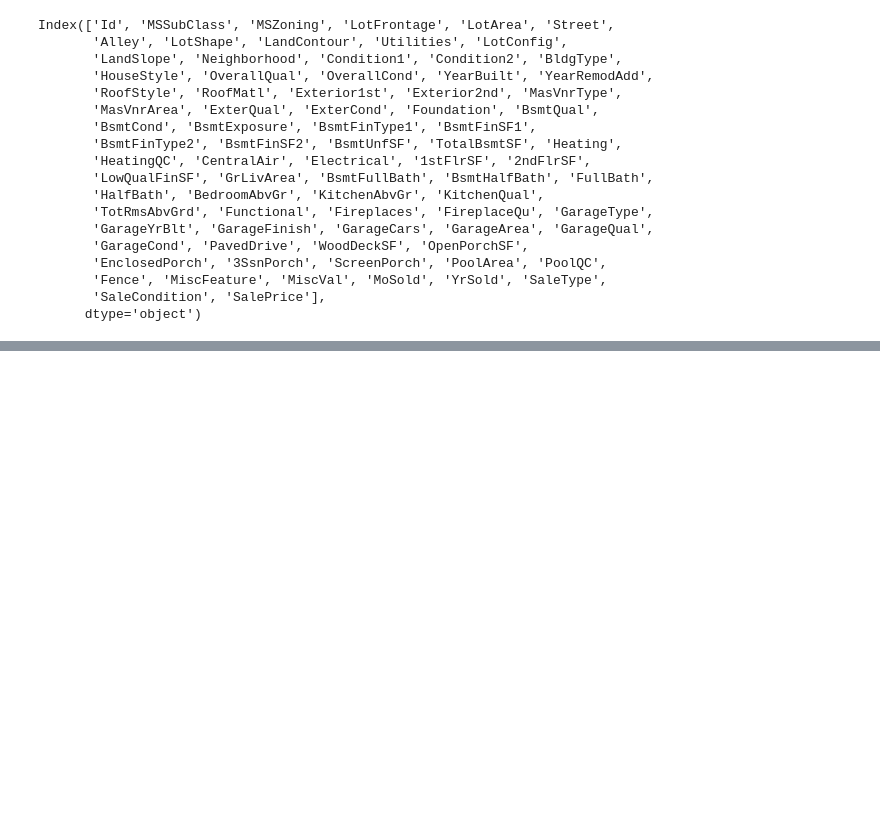
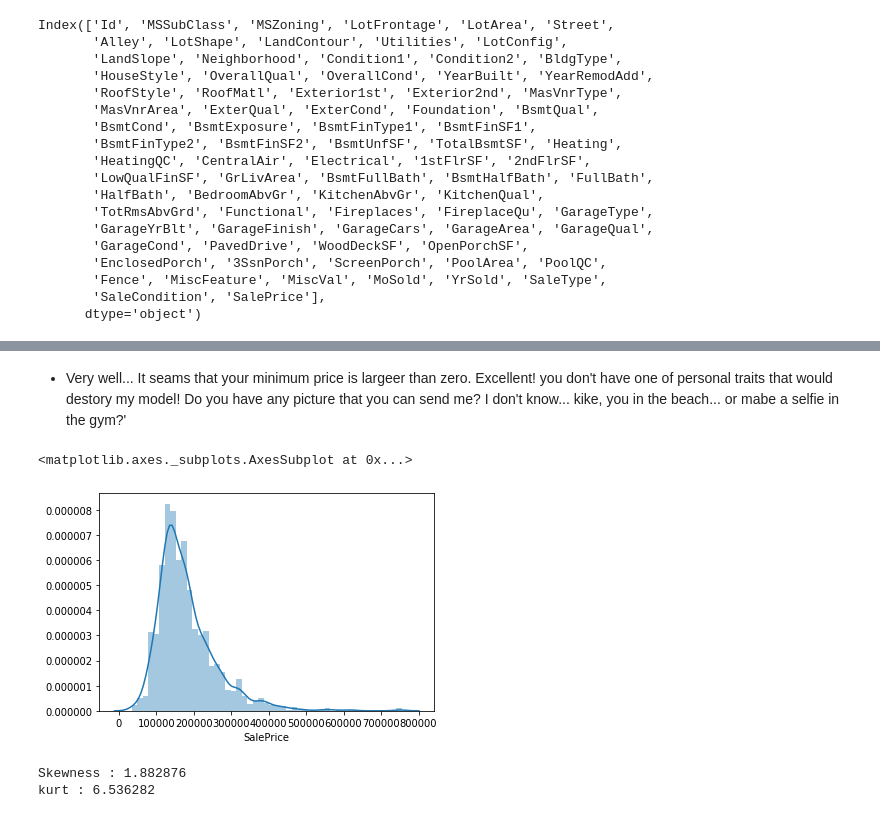
Before and after one commit to 951237/TIL, a Jupyter notebook: TIL_캐글따라하기_comprehensive_data_exploration_with_python_200229.ipynb, the cells around one changed output, grey strips where cells are left out. Saved outputs shown, nothing was run; the diff lists cells and outputs as text; code cells hidden in the pictures; blank space fills up the shorter version.

```diff
--- a/TIL_캐글따라하기_comprehensive_data_exploration_with_python_200229.ipynb
+++ b/TIL_캐글따라하기_comprehensive_data_exploration_with_python_200229.ipynb
@@ -84,0 +61,13 @@ Length: 81, dtype: int64
+# %% [markdown]
+- Very well... It seams that your minimum price is largeer than zero. Excellent! you don't have one of personal traits that would destory my model! Do you have any picture that you can send me? I don't know... kike, you  in the beach... or mabe a selfie in the gym?'
+# %%
+sns.distplot(df_train['SalePrice'])
+# %% [output]
+<matplotlib.axes._subplots.AxesSubplot at 0x...>
+[figure, added]
+# %%
+print("Skewness : %f" % df_train['SalePrice'].skew()) # 왜도 : 평균으로 부터 오른쪽 혹은 왼쪽으로 치우친 정도 (0 정상, - 오른쪽, + 왼쪽)
+print("kurt : %f" % df_train['SalePrice'].kurt()) # 첨도 : 표준 위로 표족, 납작한 정도 (> 3 뽀족, 3 > 납작, 3 = 표준)
+# %% [output]
+Skewness : 1.882876
+kurt : 6.536282
```
Also changed, not shown: parts of 25 cells of this notebook.
